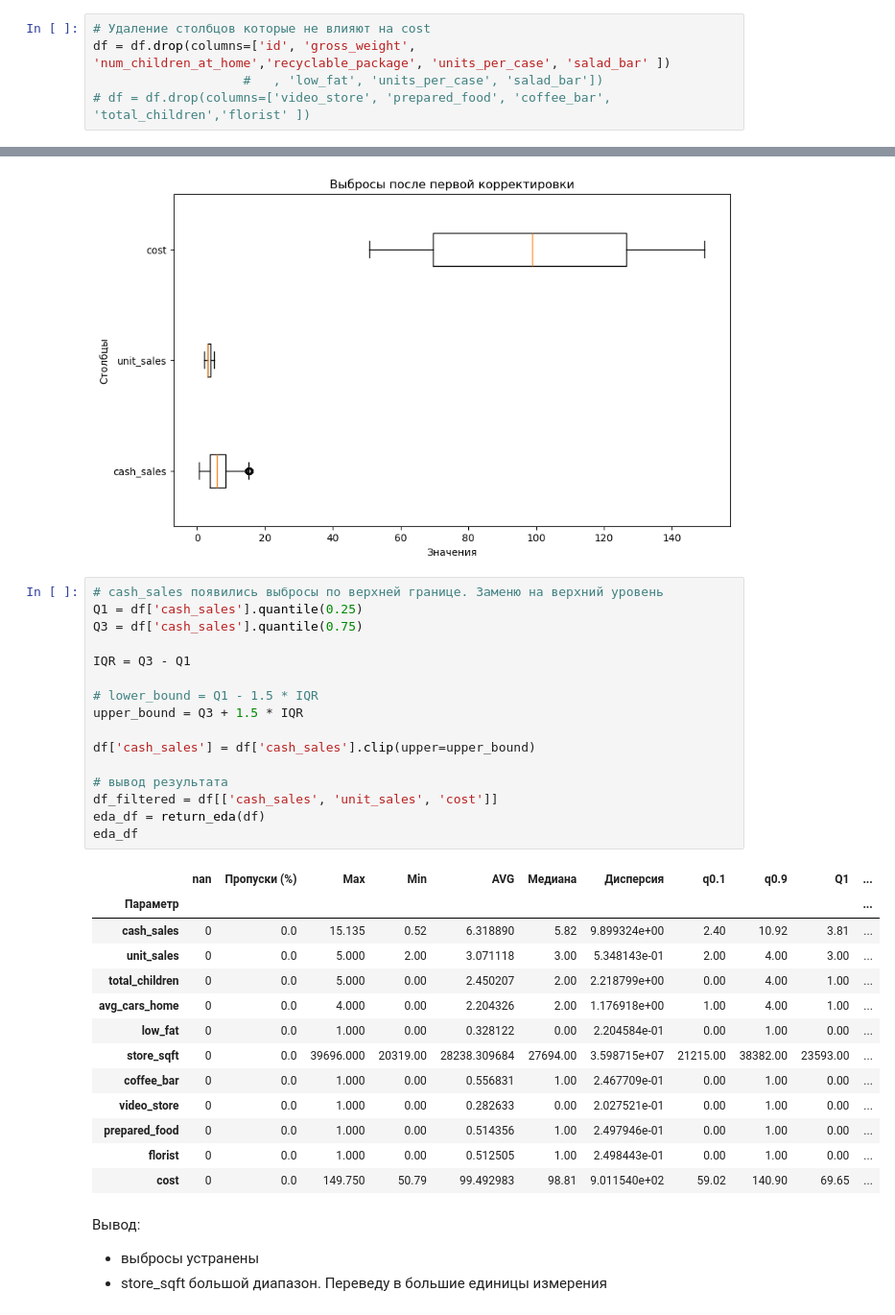
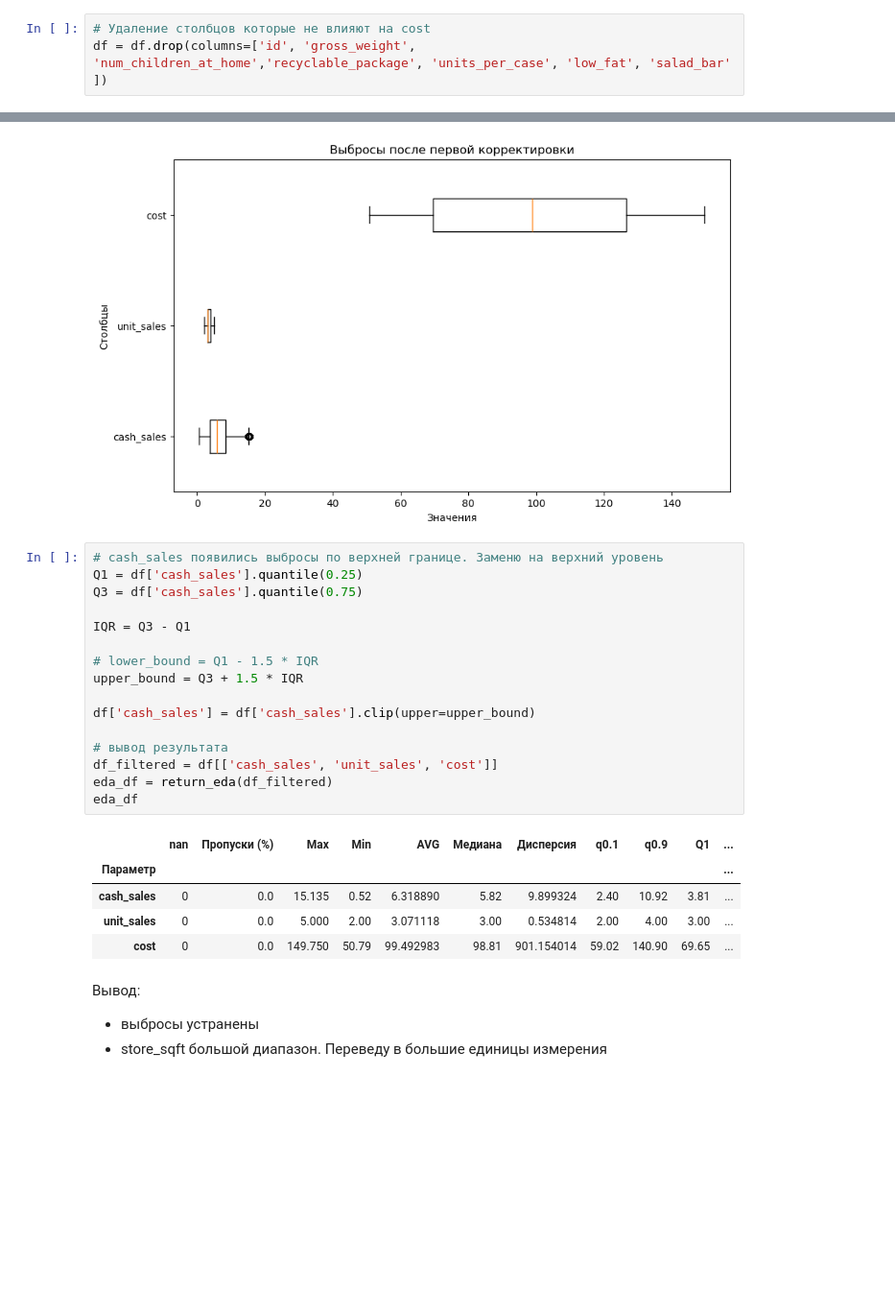
Before and after one commit to aquarapax/ML_linear_regression, a Jupyter notebook: linear_note.ipynb, the cells around one changed output, grey strips where cells are left out. Shown at 96% size. Drawn from its saved outputs; the diff is of its cells as text; blank space fills up the shorter version.

```diff
--- a/linear_note.ipynb
+++ b/linear_note.ipynb
@@ -93,8 +93,6 @@ plt.show()
 # %%
 # Удаление столбцов которые не влияют на cost
-df = df.drop(columns=['id', 'gross_weight', 'num_children_at_home','recyclable_package', 'units_per_case', 'salad_bar' ])
-                    #   , 'low_fat', 'units_per_case', 'salad_bar'])
-# df = df.drop(columns=['video_store', 'prepared_food', 'coffee_bar', 'total_children','florist' ])
+df = df.drop(columns=['id', 'gross_weight', 'num_children_at_home','recyclable_package', 'units_per_case', 'low_fat', 'salad_bar' ])
 # %%
 corr_matrix = df.corr()
 plt.figure(figsize=(10, 8))
@@ -184,33 +180,25 @@ return_boxplot(df_filtered,'Выбросы после первой коррек
 # %%
 # cash_sales появились выбросы по верхней границе. Заменю на верхний уровень
 Q1 = df['cash_sales'].quantile(0.25)
 Q3 = df['cash_sales'].quantile(0.75)
 
 IQR = Q3 - Q1
 
 # lower_bound = Q1 - 1.5 * IQR
 upper_bound = Q3 + 1.5 * IQR
 
 df['cash_sales'] = df['cash_sales'].clip(upper=upper_bound)
 
 # вывод результата
 df_filtered = df[['cash_sales', 'unit_sales', 'cost']]
-eda_df = return_eda(df)
+eda_df = return_eda(df_filtered)
 eda_df
 # %% [output]
 |  | nan | Пропуски (%) | Max | Min | AVG | Медиана | Дисперсия | q0.1 | q0.9 | Q1 | ... |
 | Параметр |  |  |  |  |  |  |  |  |  |  | ... |
-| cash_sales | 0 | 0.0 | 15.135 | 0.52 | 6.318890 | 5.82 | 9.899324e+00 | 2.40 | 10.92 | 3.81 | ... |
-| unit_sales | 0 | 0.0 | 5.000 | 2.00 | 3.071118 | 3.00 | 5.348143e-01 | 2.00 | 4.00 | 3.00 | ... |
-| total_children | 0 | 0.0 | 5.000 | 0.00 | 2.450207 | 2.00 | 2.218799e+00 | 0.00 | 4.00 | 1.00 | ... |
-| avg_cars_home | 0 | 0.0 | 4.000 | 0.00 | 2.204326 | 2.00 | 1.176918e+00 | 1.00 | 4.00 | 1.00 | ... |
-| low_fat | 0 | 0.0 | 1.000 | 0.00 | 0.328122 | 0.00 | 2.204584e-01 | 0.00 | 1.00 | 0.00 | ... |
-| store_sqft | 0 | 0.0 | 39696.000 | 20319.00 | 28238.309684 | 27694.00 | 3.598715e+07 | 21215.00 | 38382.00 | 23593.00 | ... |
-| coffee_bar | 0 | 0.0 | 1.000 | 0.00 | 0.556831 | 1.00 | 2.467709e-01 | 0.00 | 1.00 | 0.00 | ... |
-| video_store | 0 | 0.0 | 1.000 | 0.00 | 0.282633 | 0.00 | 2.027521e-01 | 0.00 | 1.00 | 0.00 | ... |
-| prepared_food | 0 | 0.0 | 1.000 | 0.00 | 0.514356 | 1.00 | 2.497946e-01 | 0.00 | 1.00 | 0.00 | ... |
-| florist | 0 | 0.0 | 1.000 | 0.00 | 0.512505 | 1.00 | 2.498443e-01 | 0.00 | 1.00 | 0.00 | ... |
-| cost | 0 | 0.0 | 149.750 | 50.79 | 99.492983 | 98.81 | 9.011540e+02 | 59.02 | 140.90 | 69.65 | ... |
+| cash_sales | 0 | 0.0 | 15.135 | 0.52 | 6.318890 | 5.82 | 9.899324 | 2.40 | 10.92 | 3.81 | ... |
+| unit_sales | 0 | 0.0 | 5.000 | 2.00 | 3.071118 | 3.00 | 0.534814 | 2.00 | 4.00 | 3.00 | ... |
+| cost | 0 | 0.0 | 149.750 | 50.79 | 99.492983 | 98.81 | 901.154014 | 59.02 | 140.90 | 69.65 | ... |
 # %% [markdown]
 Вывод:
 - выбросы устранены
```
Also changed, not shown: parts of 22 cells of this notebook, 4 other files.
